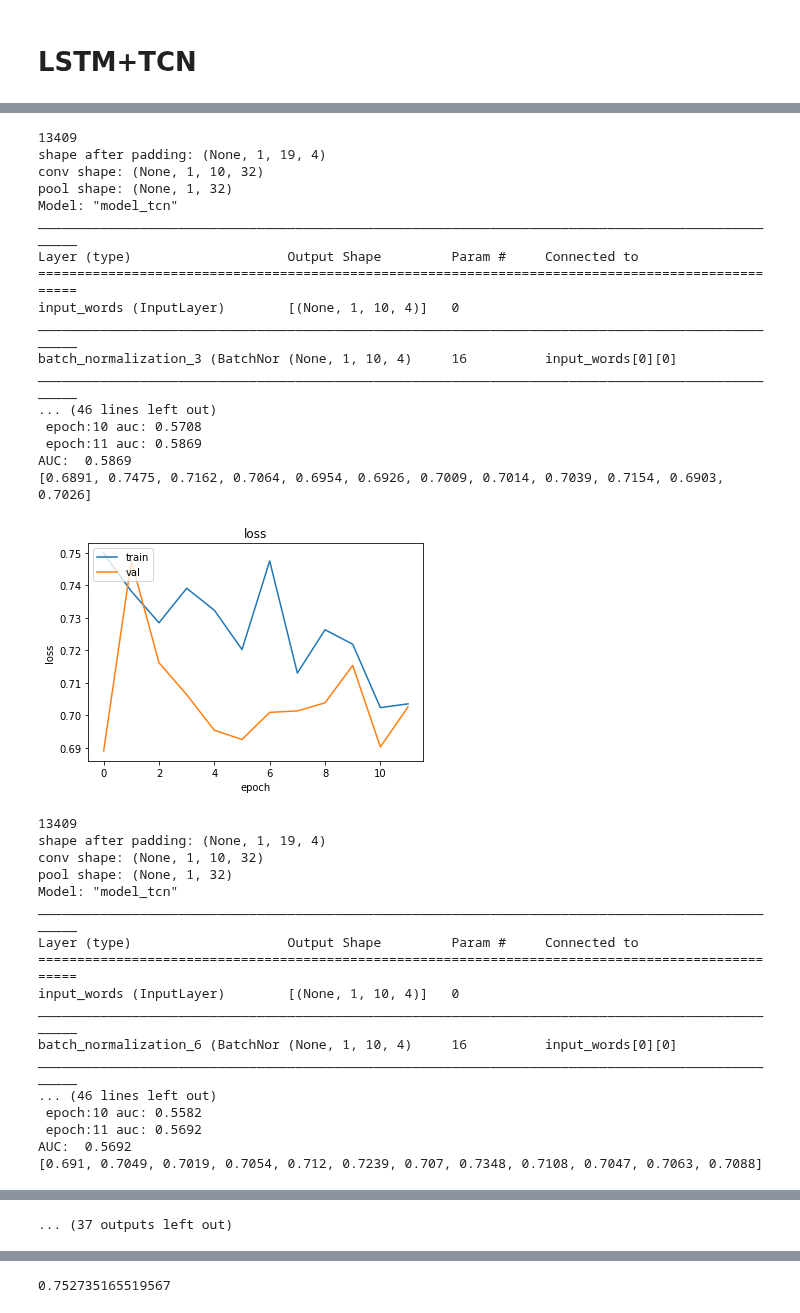
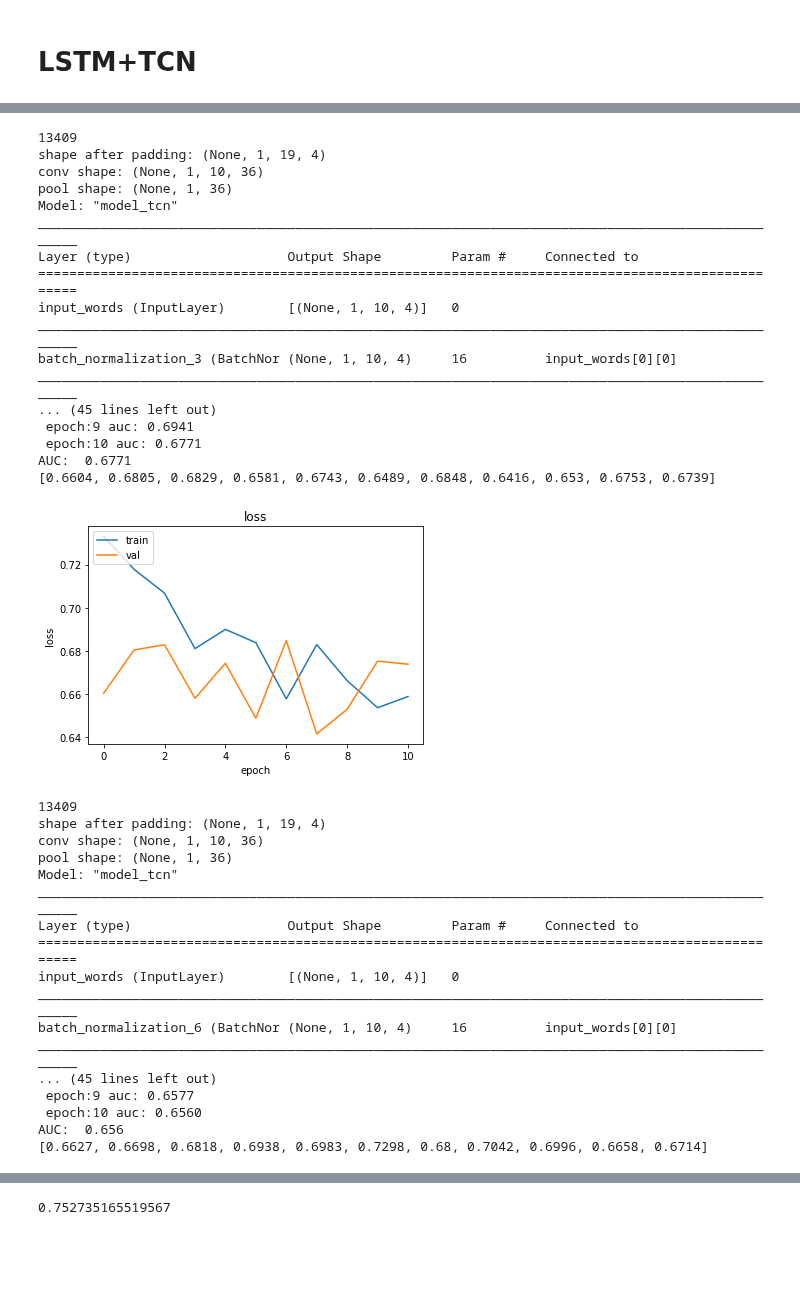
Before and after one commit to pepperamy/tenK_phase2, a Jupyter notebook: 104_of_10k_featureselection_cnnlstm_fl.ipynb, the cells around one changed output, grey strips where cells are left out. Drawn from its saved outputs; the diff is of its cells as text; code cells hidden in the pictures; blank space fills up the shorter version.

Commit message:
AUC plot

```diff
--- a/104_of_10k_featureselection_cnnlstm_fl.ipynb
+++ b/104_of_10k_featureselection_cnnlstm_fl.ipynb
@@ -1463,7 +1465,7 @@ def fit_model( model,x_train, y_train, x_val, y_val, x_test, y_test, model_name,
 
     history = model_df.fit(x_train,
                 y_train,
-                epochs=12,
+                epochs=11,
                 batch_size=128,
                 verbose =verbose,
                 callbacks=[auc_eval],\
@@ -1511,7 +1513,7 @@ def cross_val(data, label, perf_cols, words_cols, name, w, filters = 24):
 
         l1 = X_perf.shape[-1]+ filters + 16
 
-        model = model_tcn(l1,l1,32,\
+        model = model_tcn_1(l1,l1,32,\
                     X_perf.shape[1],\
                     X_perf.shape[2],
                     X_word.shape[2], \
@@ -1628,16 +1630,16 @@ tensorflow.random.set_seed(seed_value)
 print("\n ======= v_1 and word changes =========")
 
 #filter = [24,28,32,36,46,56]
-filter = [32,36,46,56,66,76]
-for f in filter:
-  w = 1
-  perf_cols =  v_1 #+ v_perf
-  words_cols = selected_new_all_sorted
-  label = 'label'
-  h = cross_val( df_fl, 'label', \
-            perf_cols,\
-            words_cols, \
-            'model_tcn_w1_v1words',w, \
-            filters = f)
+# filter = [32,36,46,56,66,76]
+# for f in filter:
+w = 1
+perf_cols =  v_1 + v_perf
+words_cols = selected_new_all_sorted
+label = 'label'
+h = cross_val( df_fl, 'label', \
+          perf_cols,\
+          words_cols, \
+          'model_tcn_w1_v1words',w, \
+          filters = 36)
 # %% [output]
  ======= v_1 and word changes =========
@@ -1661,25 +1663,25 @@ AUC:  0.5747
 13409
 shape after padding: (None, 1, 19, 4)
-conv shape: (None, 1, 10, 32)
-pool shape: (None, 1, 32)
+conv shape: (None, 1, 10, 36)
+pool shape: (None, 1, 36)
 Model: "model_tcn"
 __________________________________________________________________________________________________
 Layer (type)                    Output Shape         Param #     Connected to
 ==================================================================================================
 input_words (InputLayer)        [(None, 1, 10, 4)]   0
 __________________________________________________________________________________________________
 batch_normalization_3 (BatchNor (None, 1, 10, 4)     16          input_words[0][0]
 __________________________________________________________________________________________________
-... (46 lines left out)
- epoch:10 auc: 0.5708
- epoch:11 auc: 0.5869
-AUC:  0.5869
-[0.6891, 0.7475, 0.7162, 0.7064, 0.6954, 0.6926, 0.7009, 0.7014, 0.7039, 0.7154, 0.6903, 0.7026]
+... (45 lines left out)
+ epoch:9 auc: 0.6941
+ epoch:10 auc: 0.6771
+AUC:  0.6771
+[0.6604, 0.6805, 0.6829, 0.6581, 0.6743, 0.6489, 0.6848, 0.6416, 0.653, 0.6753, 0.6739]
-[figure, old version]
+[figure, new version]
 13409
 shape after padding: (None, 1, 19, 4)
-conv shape: (None, 1, 10, 32)
-pool shape: (None, 1, 32)
+conv shape: (None, 1, 10, 36)
+pool shape: (None, 1, 36)
 Model: "model_tcn"
 __________________________________________________________________________________________________
 Layer (type)                    Output Shape         Param #     Connected to
@@ -1688,8 +1690,8 @@ input_words (InputLayer)        [(None, 1, 10, 4)]   0
 __________________________________________________________________________________________________
 batch_normalization_6 (BatchNor (None, 1, 10, 4)     16          input_words[0][0]
 __________________________________________________________________________________________________
-... (46 lines left out)
- epoch:10 auc: 0.5582
- epoch:11 auc: 0.5692
-AUC:  0.5692
-[0.691, 0.7049, 0.7019, 0.7054, 0.712, 0.7239, 0.707, 0.7348, 0.7108, 0.7047, 0.7063, 0.7088]
+... (45 lines left out)
+ epoch:9 auc: 0.6577
+ epoch:10 auc: 0.6560
+AUC:  0.656
+[0.6627, 0.6698, 0.6818, 0.6938, 0.6983, 0.7298, 0.68, 0.7042, 0.6996, 0.6658, 0.6714]
@@ -1751 +1733,0 @@ AUC:  0.5859
-... (37 outputs left out)
```
Also changed, not shown: parts of 8 cells of this notebook.
